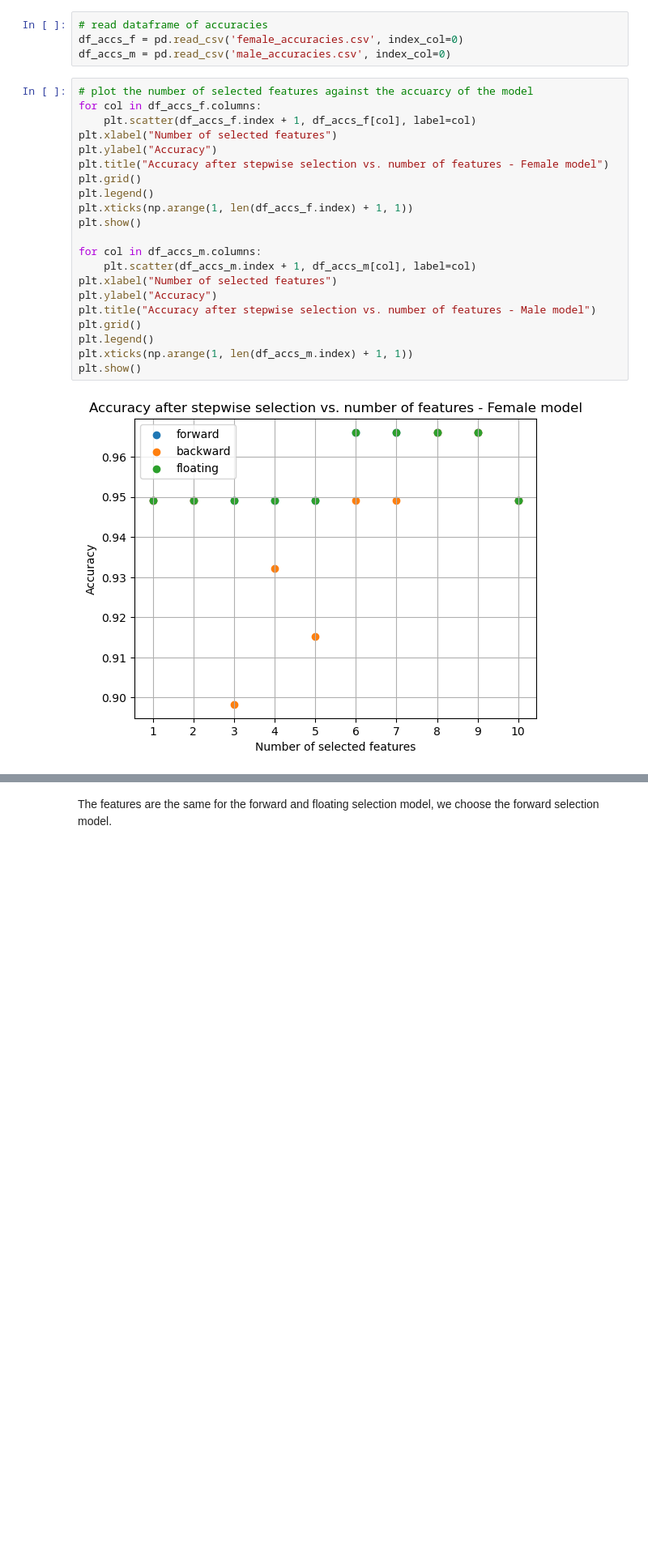
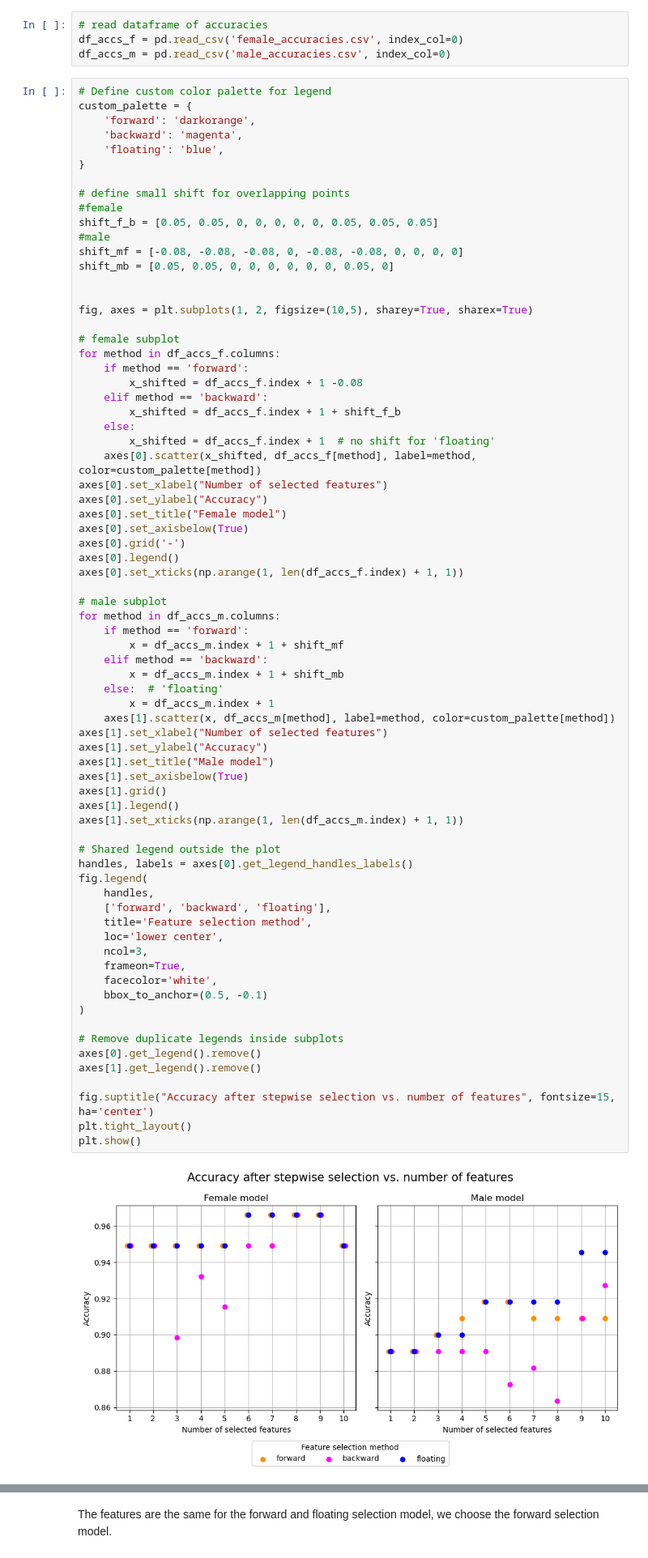
Before and after one commit to hannariss/BERN02_project, a Jupyter notebook: multinomial_regression.ipynb, the cells around one changed output, grey strips where cells are left out. Shown at 81% size. Drawn from its saved outputs; the diff is of its cells as text; blank space fills up the shorter version.

Commit message:
chore(mulit_notebook): deal with overlapping points in accuracy plot

```diff
--- a/multinomial_regression.ipynb
+++ b/multinomial_regression.ipynb
@@ -161,25 +161,76 @@ if 0:
 df_accs_f = pd.read_csv('female_accuracies.csv', index_col=0)
 df_accs_m = pd.read_csv('male_accuracies.csv', index_col=0)
 # %%
-# plot the number of selected features against the accuarcy of the model
-for col in df_accs_f.columns:
-    plt.scatter(df_accs_f.index + 1, df_accs_f[col], label=col)
-plt.xlabel("Number of selected features")
-plt.ylabel("Accuracy")
-plt.title("Accuracy after stepwise selection vs. number of features - Female model")
-plt.grid()
-plt.legend()
-plt.xticks(np.arange(1, len(df_accs_f.index) + 1, 1))
+# Define custom color palette for legend
+custom_palette = {
+    'forward': 'darkorange',
+    'backward': 'magenta',
+    'floating': 'blue',
+}
+
+# define small shift for overlapping points
+#female
+shift_f_b = [0.05, 0.05, 0, 0, 0, 0, 0, 0.05, 0.05, 0.05]
+#male
+shift_mf = [-0.08, -0.08, -0.08, 0, -0.08, -0.08, 0, 0, 0, 0]
+shift_mb = [0.05, 0.05, 0, 0, 0, 0, 0, 0, 0.05, 0]
+
+
+fig, axes = plt.subplots(1, 2, figsize=(10,5), sharey=True, sharex=True)
+
+# female subplot
+for method in df_accs_f.columns:
+    if method == 'forward':
+        x_shifted = df_accs_f.index + 1 -0.08
+    elif method == 'backward':
+        x_shifted = df_accs_f.index + 1 + shift_f_b
+    else:
+        x_shifted = df_accs_f.index + 1  # no shift for 'floating'
+    axes[0].scatter(x_shifted, df_accs_f[method], label=method, color=custom_palette[method])
+axes[0].set_xlabel("Number of selected features")
+axes[0].set_ylabel("Accuracy")
+axes[0].set_title("Female model")
+axes[0].set_axisbelow(True)
+axes[0].grid('-')
+axes[0].legend()
+axes[0].set_xticks(np.arange(1, len(df_accs_f.index) + 1, 1))
+
+# male subplot
+for method in df_accs_m.columns:
+    if method == 'forward':
+        x = df_accs_m.index + 1 + shift_mf
+    elif method == 'backward':
+        x = df_accs_m.index + 1 + shift_mb
+    else:  # 'floating'
+        x = df_accs_m.index + 1
+    axes[1].scatter(x, df_accs_m[method], label=method, color=custom_palette[method])
+axes[1].set_xlabel("Number of selected features")
+axes[1].set_ylabel("Accuracy")
+axes[1].set_title("Male model")
+axes[1].set_axisbelow(True)
+axes[1].grid()
+axes[1].legend()
+axes[1].set_xticks(np.arange(1, len(df_accs_m.index) + 1, 1))
+
+# Shared legend outside the plot
+handles, labels = axes[0].get_legend_handles_labels()
+fig.legend(
+    handles,
+    ['forward', 'backward', 'floating'],
+    title='Feature selection method',
+    loc='lower center',
+    ncol=3,
+    frameon=True,
+    facecolor='white',
+    bbox_to_anchor=(0.5, -0.1)
+)
+
+# Remove duplicate legends inside subplots
+axes[0].get_legend().remove()
+axes[1].get_legend().remove()
+
+fig.suptitle("Accuracy after stepwise selection vs. number of features", fontsize=15, ha='center')
+plt.tight_layout()
 plt.show()
-
-for col in df_accs_m.columns:
-    plt.scatter(df_accs_m.index + 1, df_accs_m[col], label=col)
-plt.xlabel("Number of selected features")
-plt.ylabel("Accuracy")
-plt.title("Accuracy after stepwise selection vs. number of features - Male model")
-plt.grid()
-plt.legend()
-plt.xticks(np.arange(1, len(df_accs_m.index) + 1, 1))
-plt.show()
 # %% [output]
-[figure, old version]
+[figure, new version]
```
Also changed, not shown: parts of 1 cell of this notebook.
